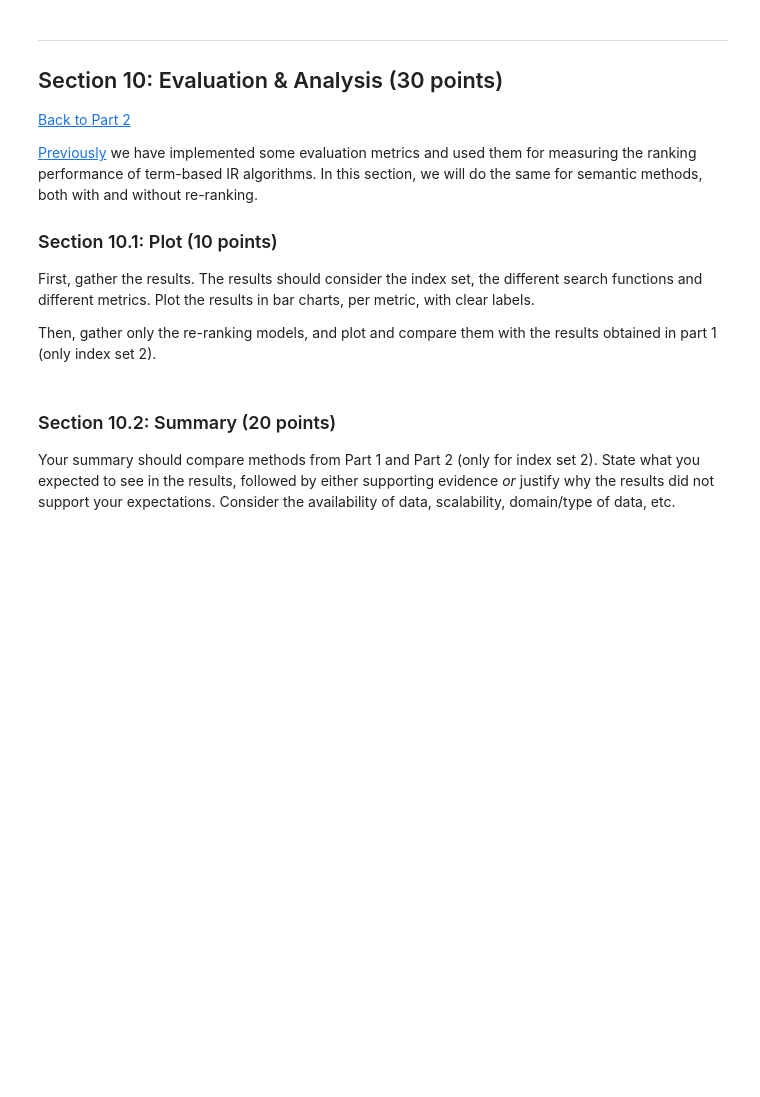
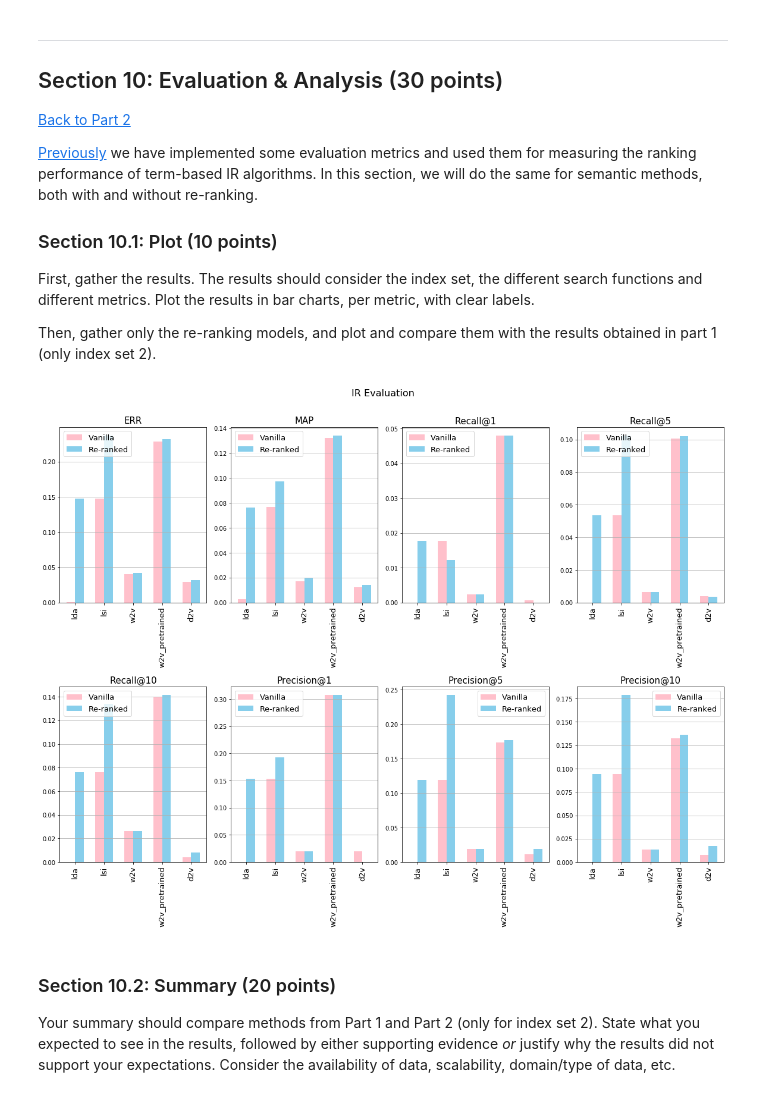
Before and after one commit to bpiyush/IR1Labs, a Jupyter notebook: lab1/hw1-dev-piyush.ipynb, the cells around one changed output. Saved outputs shown, nothing was run; the diff lists cells and outputs as text; code cells hidden in the pictures; blank space fills up the shorter version.

```diff
--- a/lab1/hw1-dev-piyush.ipynb
+++ b/lab1/hw1-dev-piyush.ipynb
@@ -1910,7 +1987,7 @@ class LdaRetrievalModel(VectorSpaceRetrievalModel):
 
     def train_model(self):
         # YOUR CODE HERE
-        raise NotImplementedError()
+        self.model = LdaModel(corpus=self.corpus, id2word=self.id2word)
 # %%
 ##### Function check
 lda = LdaRetrievalModel(doc_repr_2)
@@ -1956,7 +2049,0 @@ doc_repr_2[0]
-# %%
-doc_repr = doc_repr_2
-
-doc_ids = [x[0] for x in doc_repr]
-sentences = [x[1] for x in doc_repr]
-
-model = Word2Vec(sentences=sentences, size=100, min_count=1)
@@ -2001,16 +2066,13 @@ class W2VRetrievalModel(VectorSpaceRetrievalModel):
         Trains the W2V model
         """
         # YOUR CODE HERE
-        # raise NotImplementedError()
-
-        self.model = Word2Vec(sentences=self.sentences, vector_size=self.size, min_count=1)
+        self.model = Word2Vec(sentences=self.sentences, size=self.size, min_count=1)
 
     def vectorize_documents(self):
         """
             Returns a doc_id -> vector dictionary
         """
         # YOUR CODE HERE
-        # raise NotImplementedError()
 
         from collections import defaultdict
 
@@ -2270,3 +2516,56 @@ raise NotImplementedError()
+# %%
+# YOUR CODE HERE
+
+results = dict()
+for method_name, method_fn in list_of_sem_search_fns:
+    results[method_name] = evaluate_search_fn(method_fn, list_of_metrics, index_set=None)
+# %%
+nrows, ncols = 2, len(list_of_metrics) // 2
+fig, axes = plt.subplots(nrows, ncols, figsize=(4 * len(list_of_metrics) // 2, 4 * 2 + 4), constrained_layout=True)
+
+for i in range(nrows):
+    for j in range(ncols):
+        idx = i * ncols + j
+        ax = axes[i][j]
+
+        metric = list_of_metrics[idx][0]
+        ax.set_title(metric, fontsize=15)
+        # ax.set_ylim((0, 0.4))
+        ax.grid(axis="y")
+
+        methods_names = list(results.keys())
+        x = np.arange(len(methods_names))
+        width = 0.3
+
+        # methods_values_1 = [results_1[method][metric] for method in results_1]
+        # methods_values_2 = [results_2[method][metric] for method in results_2]
+        methods_values = [results[method][metric] for method in results]
+
+        methods_names = [method for method in results if not method.endswith("_rr")]
+        x = np.arange(len(methods_names))
+        methods_values_1 = [results[method][metric] for method in results if not method.endswith("_rr")]
+        methods_values_2 = [results[method][metric] for method in results if method.endswith("_rr")]
+
+
+        # ax.bar(x=x, height=methods_values_1, width=width, label="Index set: 1")
+        # ax.bar(x=x + width, height=methods_values_2, width=width, label="Index set: 2")
+
+        # color = ["skyblue" if method_name.endswith("_rr") else "pink" for method_name in methods_names]
+        # ax.bar(x=x, height=methods_values, width=width, color=color)
+
+        ax.bar(x=x, height=methods_values_1, width=width, label="Vanilla", color="pink")
+        ax.bar(x=x + width, height=methods_values_2, width=width, label="Re-ranked", color="skyblue")
+
+        ax.set_xticks(x + width / 2)
+        # ax.set_xticks(x)
+        ax.set_xticklabels(methods_names, fontsize=13, rotation=90)
+
+        ax.legend(fontsize=13)
+
+plt.suptitle("IR Evaluation", fontsize=16, y=1.05)
+plt.show()
+# %% [output]
+[figure, added]
 # %% [markdown]
 ### Section 10.2: Summary (20 points)
 
```
Also changed, not shown: parts of 27 cells of this notebook.
